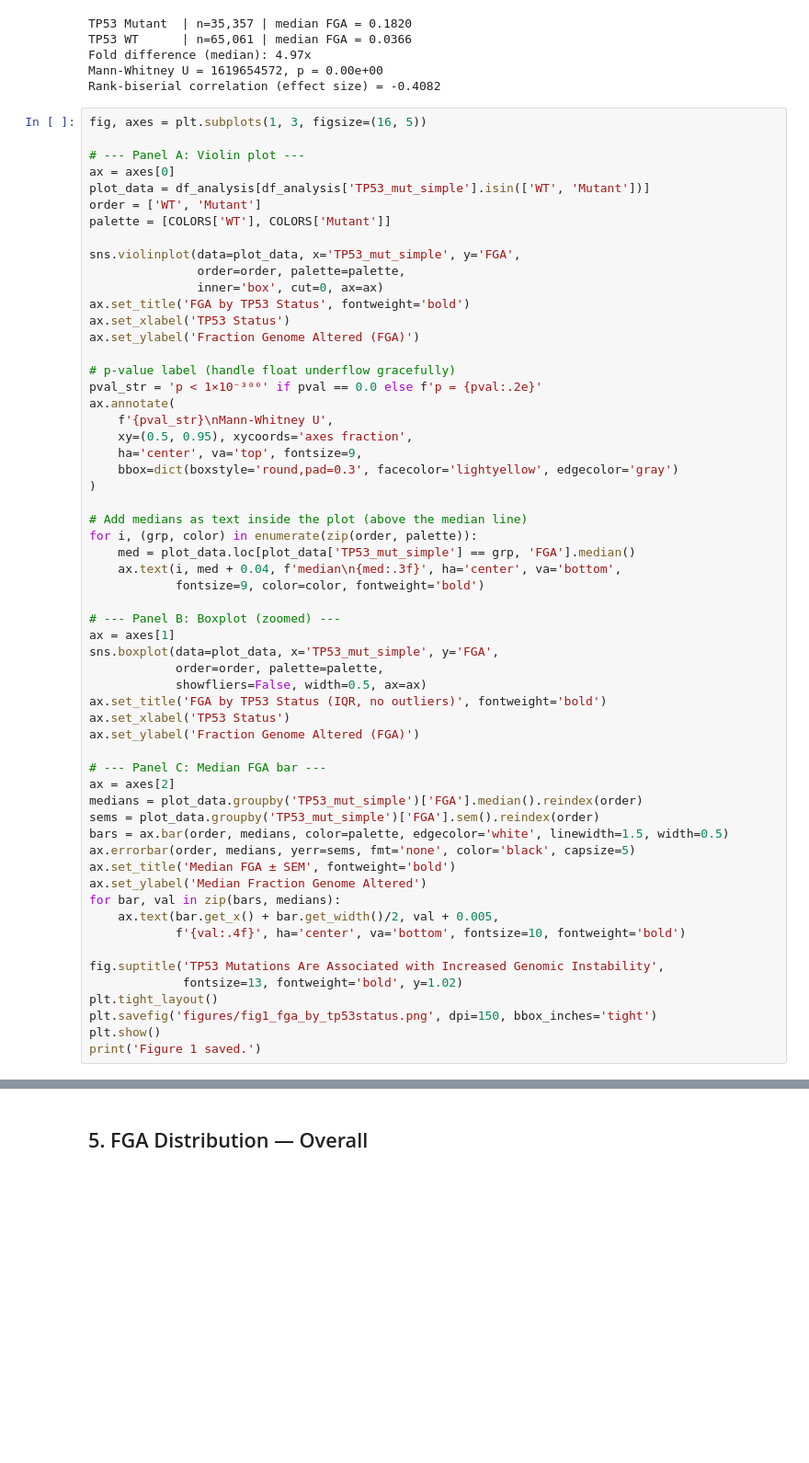
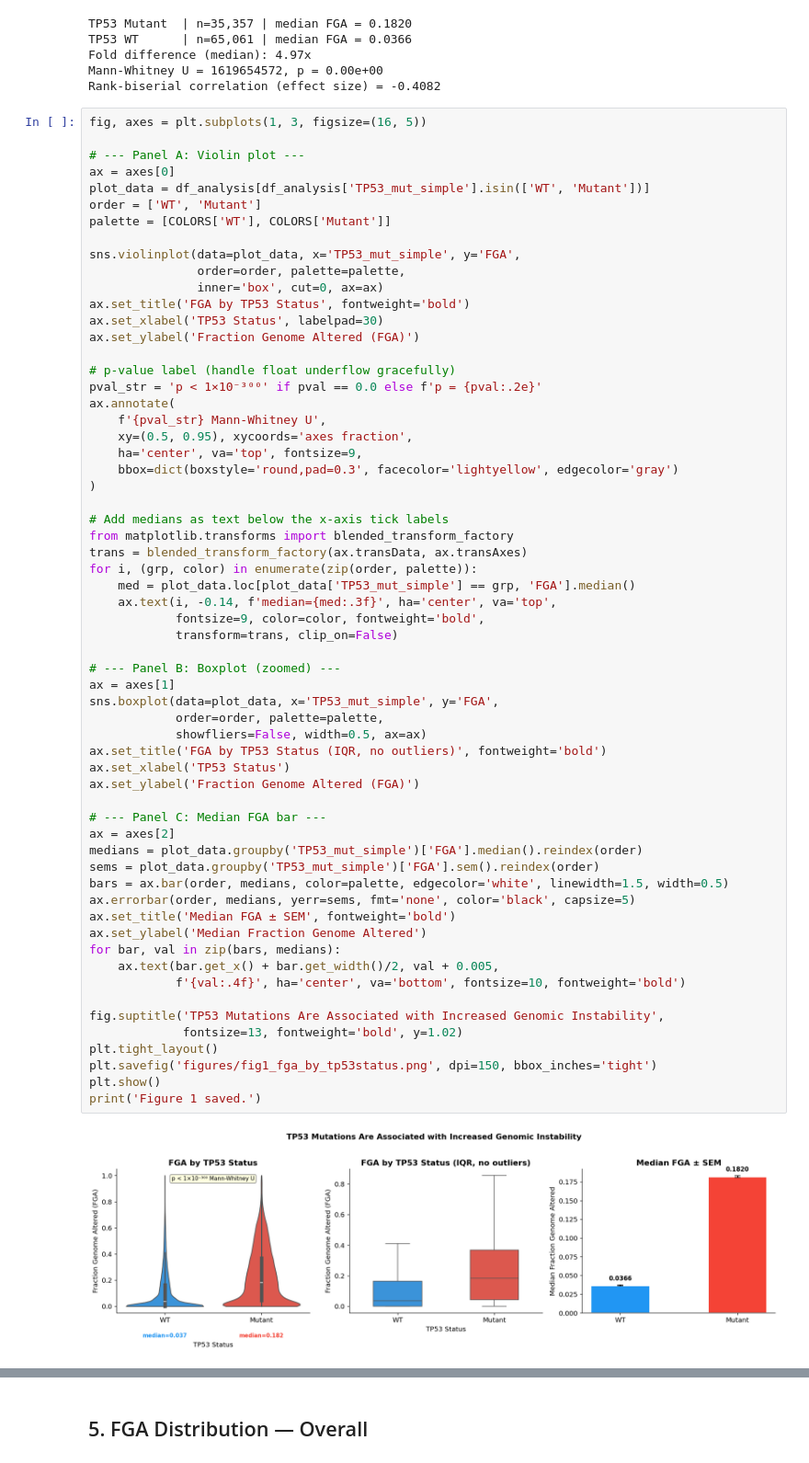
Before and after one commit to OrnitB/cancer_bioinformatics, a Jupyter notebook: project/tp53_cnv_analysis.ipynb, the cells around one changed output, grey strips where cells are left out. Shown at 92% size. Drawn from its saved outputs; the diff is of its cells as text; blank space fills up the shorter version.

Commit message:
fixed median

```diff
--- a/project/tp53_cnv_analysis.ipynb
+++ b/project/tp53_cnv_analysis.ipynb
@@ -282,48 +282,53 @@ sns.violinplot(data=plot_data, x='TP53_mut_simple', y='FGA',
                order=order, palette=palette,
                inner='box', cut=0, ax=ax)
 ax.set_title('FGA by TP53 Status', fontweight='bold')
-ax.set_xlabel('TP53 Status')
+ax.set_xlabel('TP53 Status', labelpad=30)
 ax.set_ylabel('Fraction Genome Altered (FGA)')
 
 # p-value label (handle float underflow gracefully)
 pval_str = 'p < 1×10⁻³⁰⁰' if pval == 0.0 else f'p = {pval:.2e}'
 ax.annotate(
-    f'{pval_str}\nMann-Whitney U',
+    f'{pval_str} Mann-Whitney U',
     xy=(0.5, 0.95), xycoords='axes fraction',
     ha='center', va='top', fontsize=9,
     bbox=dict(boxstyle='round,pad=0.3', facecolor='lightyellow', edgecolor='gray')
 )
 
-# Add medians as text inside the plot (above the median line)
+# Add medians as text below the x-axis tick labels
+from matplotlib.transforms import blended_transform_factory
+trans = blended_transform_factory(ax.transData, ax.transAxes)
 for i, (grp, color) in enumerate(zip(order, palette)):
     med = plot_data.loc[plot_data['TP53_mut_simple'] == grp, 'FGA'].median()
-    ax.text(i, med + 0.04, f'median\n{med:.3f}', ha='center', va='bottom',
-            fontsize=9, color=color, fontweight='bold')
+    ax.text(i, -0.14, f'median={med:.3f}', ha='center', va='top',
+            fontsize=9, color=color, fontweight='bold',
+            transform=trans, clip_on=False)
 
 # --- Panel B: Boxplot (zoomed) ---
 ax = axes[1]
 sns.boxplot(data=plot_data, x='TP53_mut_simple', y='FGA',
             order=order, palette=palette,
             showfliers=False, width=0.5, ax=ax)
 ax.set_title('FGA by TP53 Status (IQR, no outliers)', fontweight='bold')
 ax.set_xlabel('TP53 Status')
 ax.set_ylabel('Fraction Genome Altered (FGA)')
 
 # --- Panel C: Median FGA bar ---
 ax = axes[2]
 medians = plot_data.groupby('TP53_mut_simple')['FGA'].median().reindex(order)
 sems = plot_data.groupby('TP53_mut_simple')['FGA'].sem().reindex(order)
 bars = ax.bar(order, medians, color=palette, edgecolor='white', linewidth=1.5, width=0.5)
 ax.errorbar(order, medians, yerr=sems, fmt='none', color='black', capsize=5)
 ax.set_title('Median FGA ± SEM', fontweight='bold')
 ax.set_ylabel('Median Fraction Genome Altered')
 for bar, val in zip(bars, medians):
     ax.text(bar.get_x() + bar.get_width()/2, val + 0.005,
             f'{val:.4f}', ha='center', va='bottom', fontsize=10, fontweight='bold')
 
 fig.suptitle('TP53 Mutations Are Associated with Increased Genomic Instability',
              fontsize=13, fontweight='bold', y=1.02)
 plt.tight_layout()
 plt.savefig('figures/fig1_fga_by_tp53status.png', dpi=150, bbox_inches='tight')
 plt.show()
 print('Figure 1 saved.')
+# %% [output]
+[figure, added]
```
Also changed, not shown: parts of 1 cell of this notebook, 1 other file.
